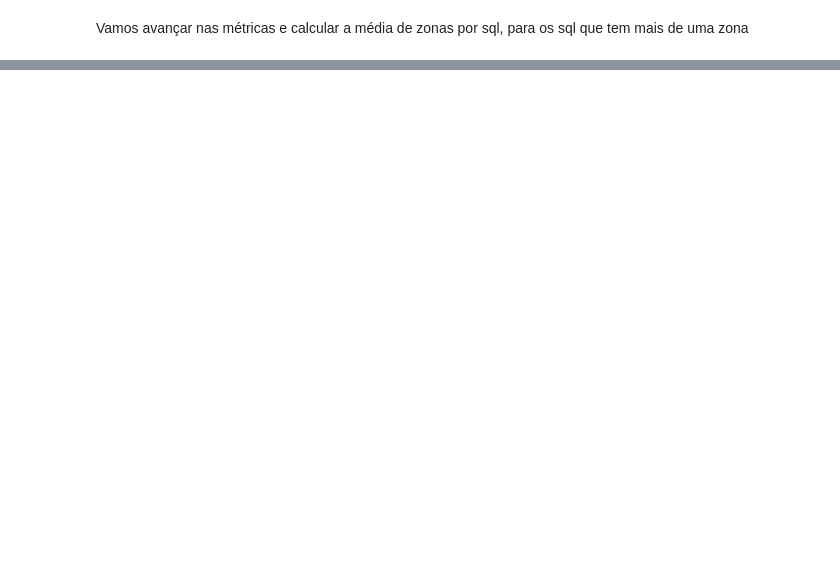
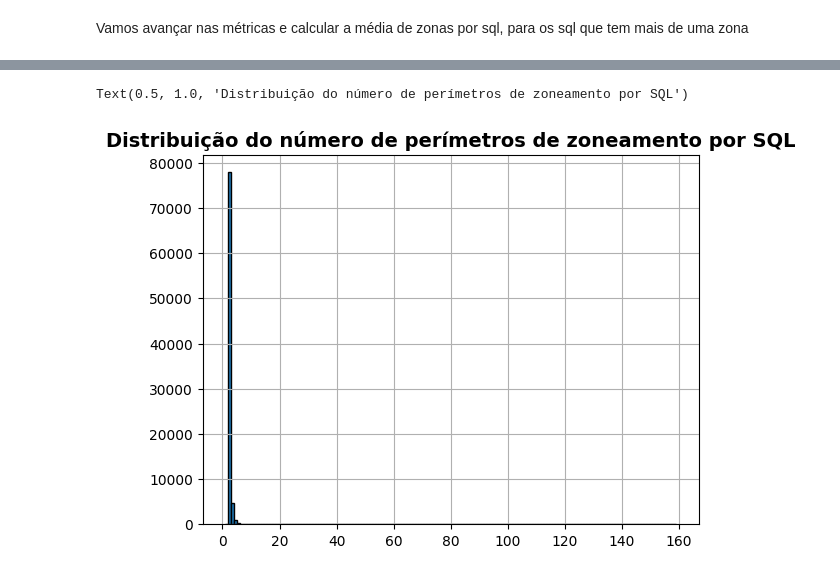
Before and after one commit to h-pgy/zoneamento_lotes_pmsp, a Jupyter notebook: 02_eda_dashboard.ipynb, the cells around one changed output, grey strips where cells are left out. Drawn from its saved outputs; the diff is of its cells as text; code cells hidden in the pictures; blank space fills up the shorter version.

```diff
--- a/02_eda_dashboard.ipynb
+++ b/02_eda_dashboard.ipynb
@@ -217 +224,7 @@ metricas_dashboard
  'mediana_de_zonas_por_sql': 2.0}
+# %%
+axis = duplicados_por_sql['count'].hist(bins=range(1, qtd_perimetros_sql_com_mais_perimetros+2), edgecolor='black',)
+axis.set_title("Distribuição do número de perímetros de zoneamento por SQL", fontsize=14, fontweight='bold')
+# %% [output]
+Text(0.5, 1.0, 'Distribuição do número de perímetros de zoneamento por SQL')
+[figure, added]
```
Also changed, not shown: parts of 80 cells of this notebook, 1 other file.
